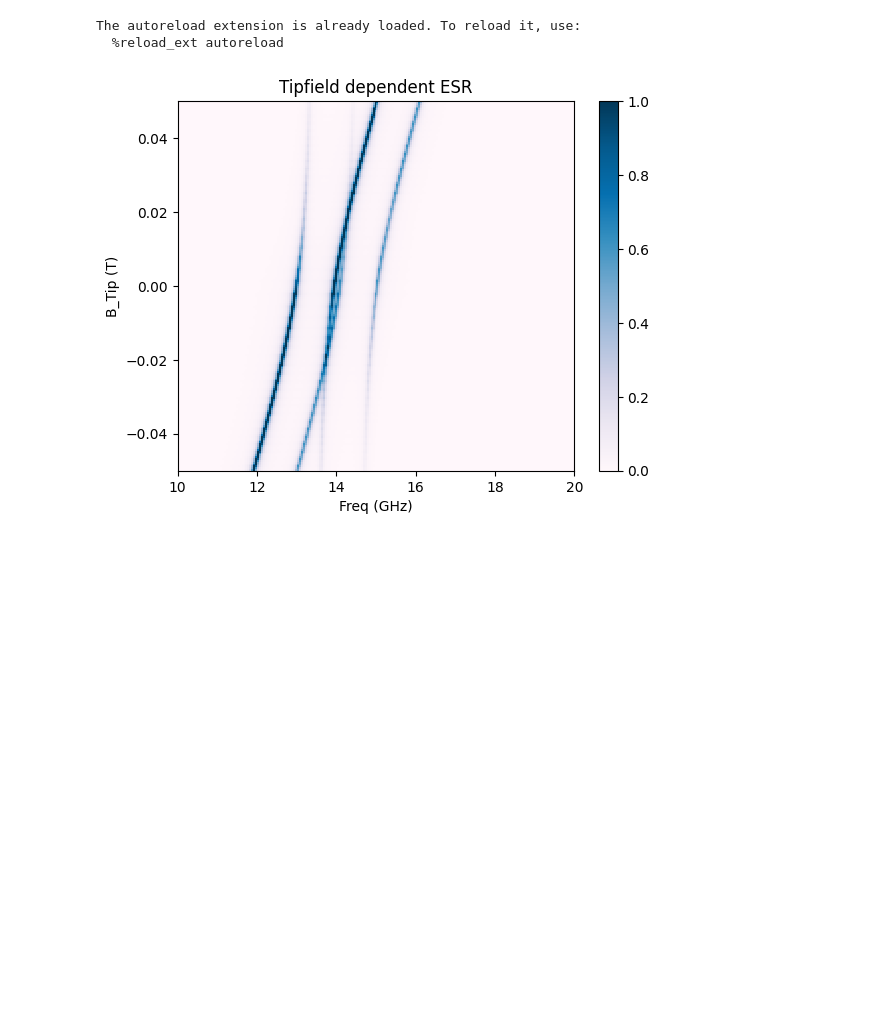
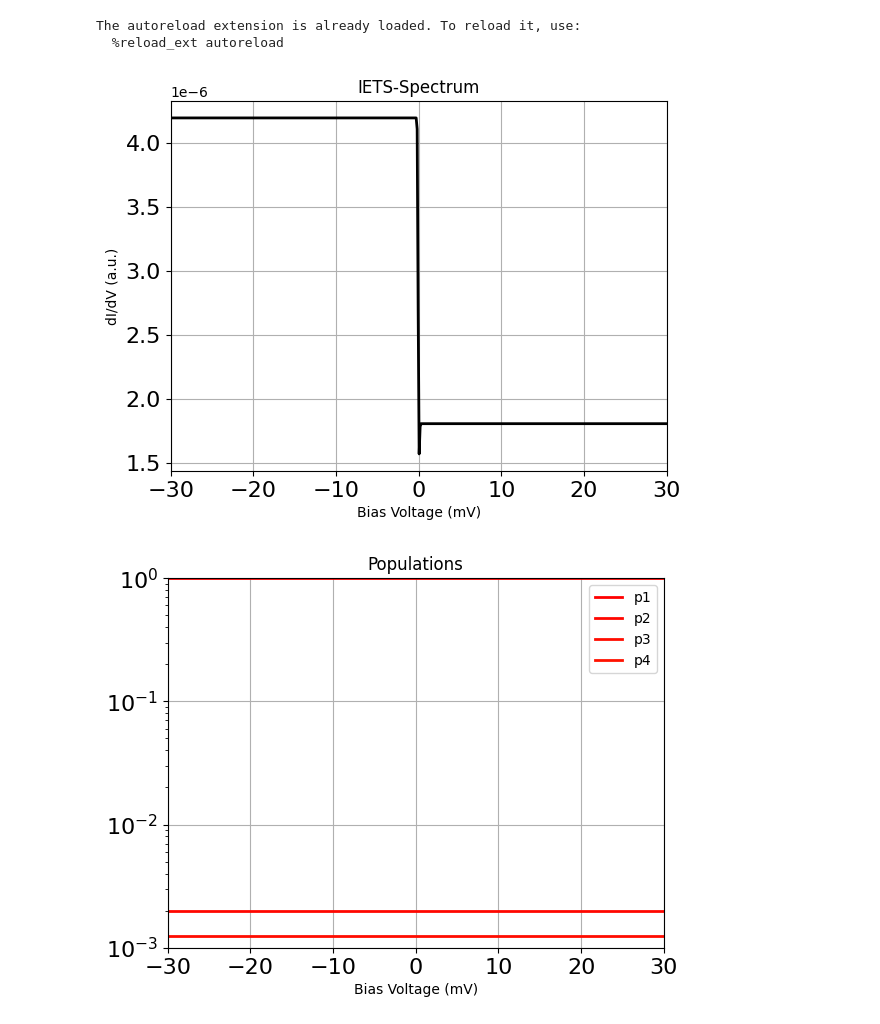
Before and after one commit to paulgreule1999/ESR-Simulation, a Jupyter notebook: Test_SpinSim.ipynb, the cells around one changed output. Cells and saved outputs as stored; diff of their text form; code cells hidden in the pictures; blank space fills up the shorter version.

```diff
--- a/Test_SpinSim.ipynb
+++ b/Test_SpinSim.ipynb
@@ -1,30 +1,37 @@
 # %%
 from ESR_STM_SpinSimulation import SpinSys
 #import importlib
 import numpy as np
 #importlib.reload(SpinSys)
 %load_ext autoreload
 %autoreload 2
 Spins=[0.5,0.5]
 S = SpinSys(Spins)
 S.calcSpinOperators()
 S.B=[0,0,0.5]
-S.BTip=[0.01,0,-0.05]
-S.tip='f'
-S.T=1
+S.BTip=[0,0,0]
+S.tip='a'
+S.TipPolarization=[0,0,0.6]
+S.T=0.1
 S.Jvector=np.array([[1*S.GHztomeVConversion,1*S.GHztomeVConversion,1*S.GHztomeVConversion]])
 S.AtomPositions=np.array([[0,0,0],[2,2,0]])
 S.DipoleBool=[True]
 #S.calcEigEnergies()
 #S.showEigenMatrix()
 #S.calcESR_Benjamin(norm=False,lw=0.05)
 #S.BTip=[0.01,0,0.05]
 #S.calcEigEnergies()
 #S.calcESR_Benjamin(norm=False,lw=0.05)
 #print(S.E_All_inGHz)
-S.plotESRTipfieldsweep(N_B=200,N_Freq=200,BTipLimits=[-0.05,0.05],lw=0.1,norm=1)
+#S.plotESRTipfieldsweep(N_B=200,N_Freq=200,BTipLimits=[-0.05,0.05],lw=0.1,norm=1)
 #print(ESRsignal[1])
+#print(S.G)
+S.V_DC=-10
+#S.calcRates()
+#print(np.round(S.I,16))
+S.calcIETS(AllowPumping=0)
 # %% [output]
 The autoreload extension is already loaded. To reload it, use:
   %reload_ext autoreload
-[figure, old version]
+[figure, new version]
+[figure, added]
```
Also changed, not shown: parts of 1 cell of this notebook, 1 other file.
